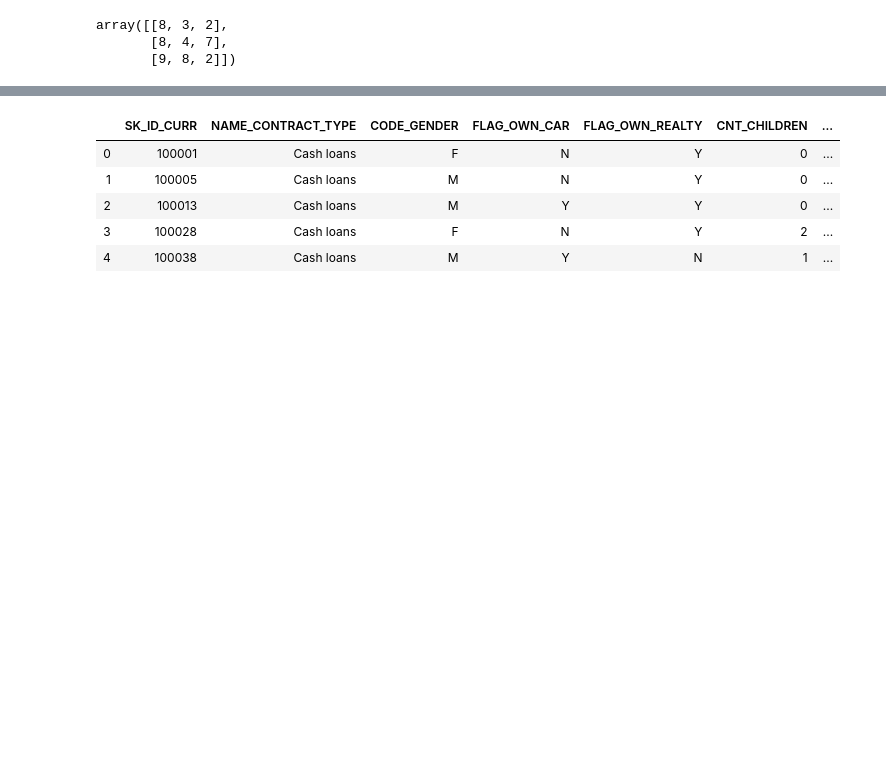
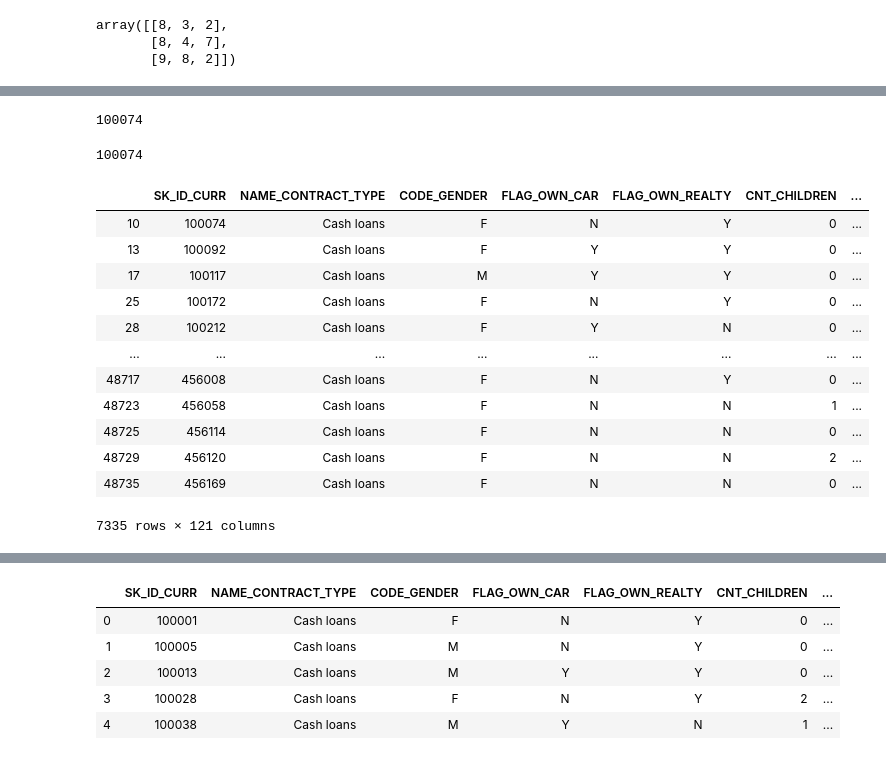
Before and after one commit to spk104/spklearn-ml, a Jupyter notebook: Class 08_Feb 01.ipynb, the cells around one changed output, grey strips where cells are left out. Drawn from its saved outputs; the diff is of its cells as text; code cells hidden in the pictures; blank space fills up the shorter version.

```diff
--- a/Class 08_Feb 01.ipynb
+++ b/Class 08_Feb 01.ipynb
@@ -159,0 +672,24 @@ array([[8, 3, 2],
+# %%
+df.iloc[10, 0]
+# %% [output]
+100074
+# %%
+df.iat[10, 0]
+# %% [output]
+100074
+# %%
+df[df['AMT_INCOME_TOTAL'] < 99000]
+# %% [output]
+|  | SK_ID_CURR | NAME_CONTRACT_TYPE | CODE_GENDER | FLAG_OWN_CAR | FLAG_OWN_REALTY | CNT_CHILDREN | ... |
+| 10 | 100074 | Cash loans | F | N | Y | 0 | ... |
+| 13 | 100092 | Cash loans | F | Y | Y | 0 | ... |
+| 17 | 100117 | Cash loans | M | Y | Y | 0 | ... |
+| 25 | 100172 | Cash loans | F | N | Y | 0 | ... |
+| 28 | 100212 | Cash loans | F | Y | N | 0 | ... |
+| ... | ... | ... | ... | ... | ... | ... | ... |
+| 48717 | 456008 | Cash loans | F | N | Y | 0 | ... |
+| 48723 | 456058 | Cash loans | F | N | N | 1 | ... |
+| 48725 | 456114 | Cash loans | F | N | N | 0 | ... |
+| 48729 | 456120 | Cash loans | F | N | N | 2 | ... |
+| 48735 | 456169 | Cash loans | F | N | N | 0 | ... |
+7335 rows × 121 columns
```
Also changed, not shown: parts of 139 cells of this notebook, 2 other files.
